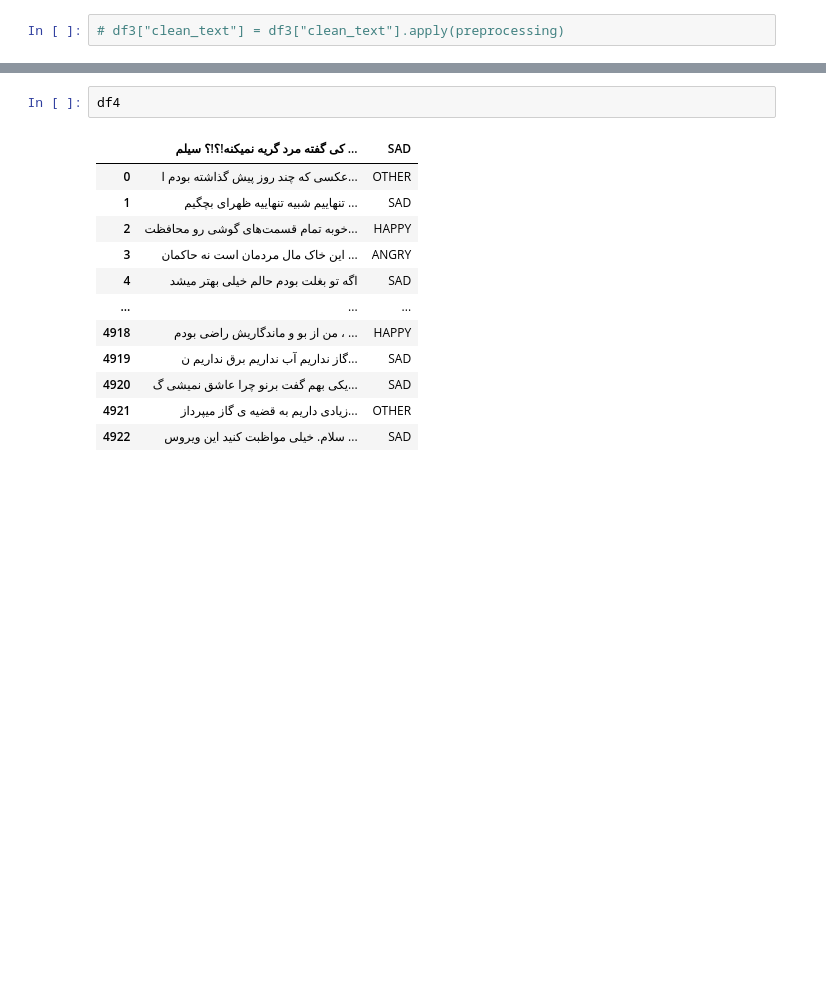
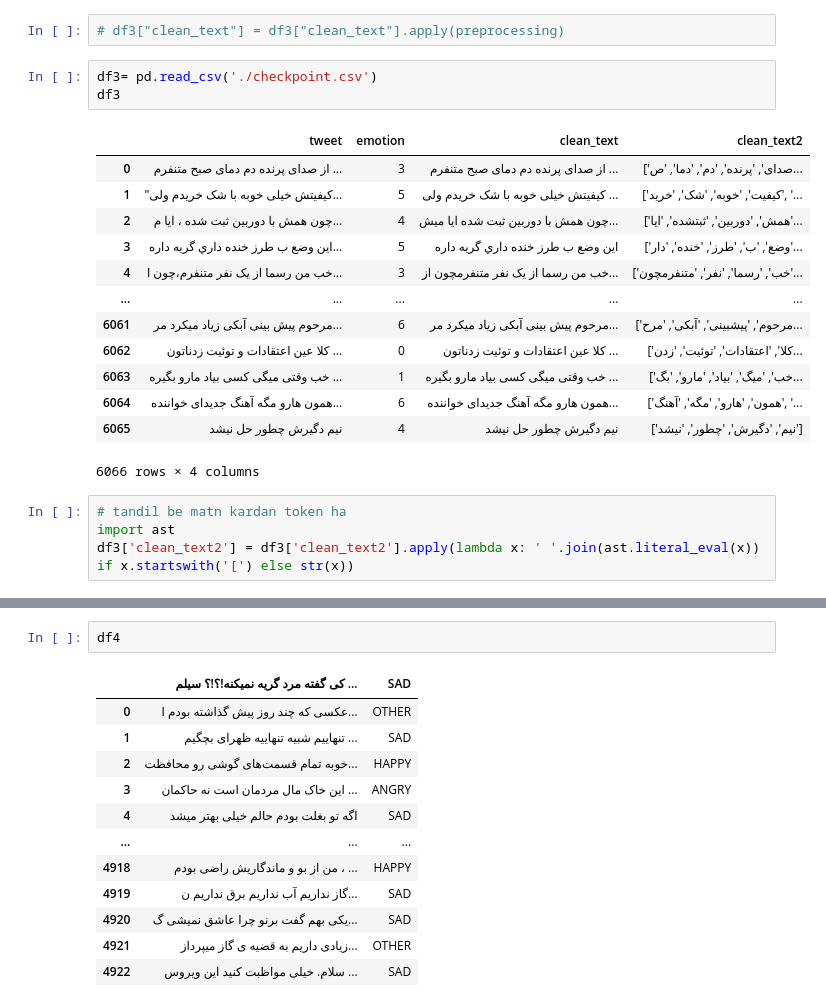
Before and after one commit to HAMIDMOO/Sentiment-Analysis, a Jupyter notebook: sent_analysis.ipynb, the cells around one changed output, grey strips where cells are left out. Saved outputs shown, nothing was run; the diff lists cells and outputs as text; blank space fills up the shorter version.

```diff
--- a/sent_analysis.ipynb
+++ b/sent_analysis.ipynb
@@ -278,2 +302,23 @@ KeyboardInterrupt:
 # %%
 # df3["clean_text"] = df3["clean_text"].apply(preprocessing)
+# %%
+df3= pd.read_csv('./checkpoint.csv')
+df3
+# %% [output]
+|  | tweet | emotion | clean_text | clean_text2 |
+| 0 | از صدای پرنده دم دمای صبح متنفرم ... | 3 | از صدای پرنده دم دمای صبح متنفرم ... | ['صدای', 'پرنده', 'دم', 'دما', 'ص... |
+| 1 | "کیفیتش خیلی خوبه با شک خریدم ولی... | 5 | کیفیتش خیلی خوبه با شک خریدم ولی ... | ['کیفیت', 'خوبه', 'شک', 'خرید', '... |
+| 2 | چون همش با دوربین ثبت شده ، ایا م... | 4 | چون همش با دوربین ثبت شده ایا میش... | ['همش', 'دوربین', 'ثبتشده', 'ایا'... |
+| 3 | اين وضع ب طرز خنده داري گريه داره... | 5 | اين وضع ب طرز خنده داري گريه داره | ['وضع', 'ب', 'طرز', 'خنده', 'دار'... |
+| 4 | خب من رسما از یک نفر متنفرم،چون ا... | 3 | خب من رسما از یک نفر متنفرمچون از... | ['خب', 'رسما', 'نفر', 'متنفرمچون'... |
+| ... | ... | ... | ... | ... |
+| 6061 | مرحوم پیش بینی آبکی زیاد میکرد مر... | 6 | مرحوم پیش بینی آبکی زیاد میکرد مر... | ['مرحوم', 'پیشبینی', 'آبکی', 'مرح... |
+| 6062 | کلا عین اعتقادات و توئیت زدناتون ... | 0 | کلا عین اعتقادات و توئیت زدناتون ... | ['کلا', 'اعتقادات', 'توئیت', 'زدن... |
+| 6063 | خب وقتی میگی کسی بیاد مارو بگیره ... | 1 | خب وقتی میگی کسی بیاد مارو بگیره ... | ['خب', 'میگ', 'بیاد', 'مارو', 'بگ... |
+| 6064 | همون هارو مگه آهنگ جدیدای خواننده... | 6 | همون هارو مگه آهنگ جدیدای خواننده... | ['همون', 'هارو', 'مگه', 'آهنگ', '... |
+| 6065 | نیم دگیرش چطور حل نیشد | 4 | نیم دگیرش چطور حل نیشد | ['نیم', 'دگیرش', 'چطور', 'نیشد'] |
+6066 rows × 4 columns
+# %%
+# tandil be matn kardan token ha
+import ast
+df3['clean_text2'] = df3['clean_text2'].apply(lambda x: ' '.join(ast.literal_eval(x)) if x.startswith('[') else str(x))
```
Also changed, not shown: parts of 16 cells of this notebook, 1 other file.
